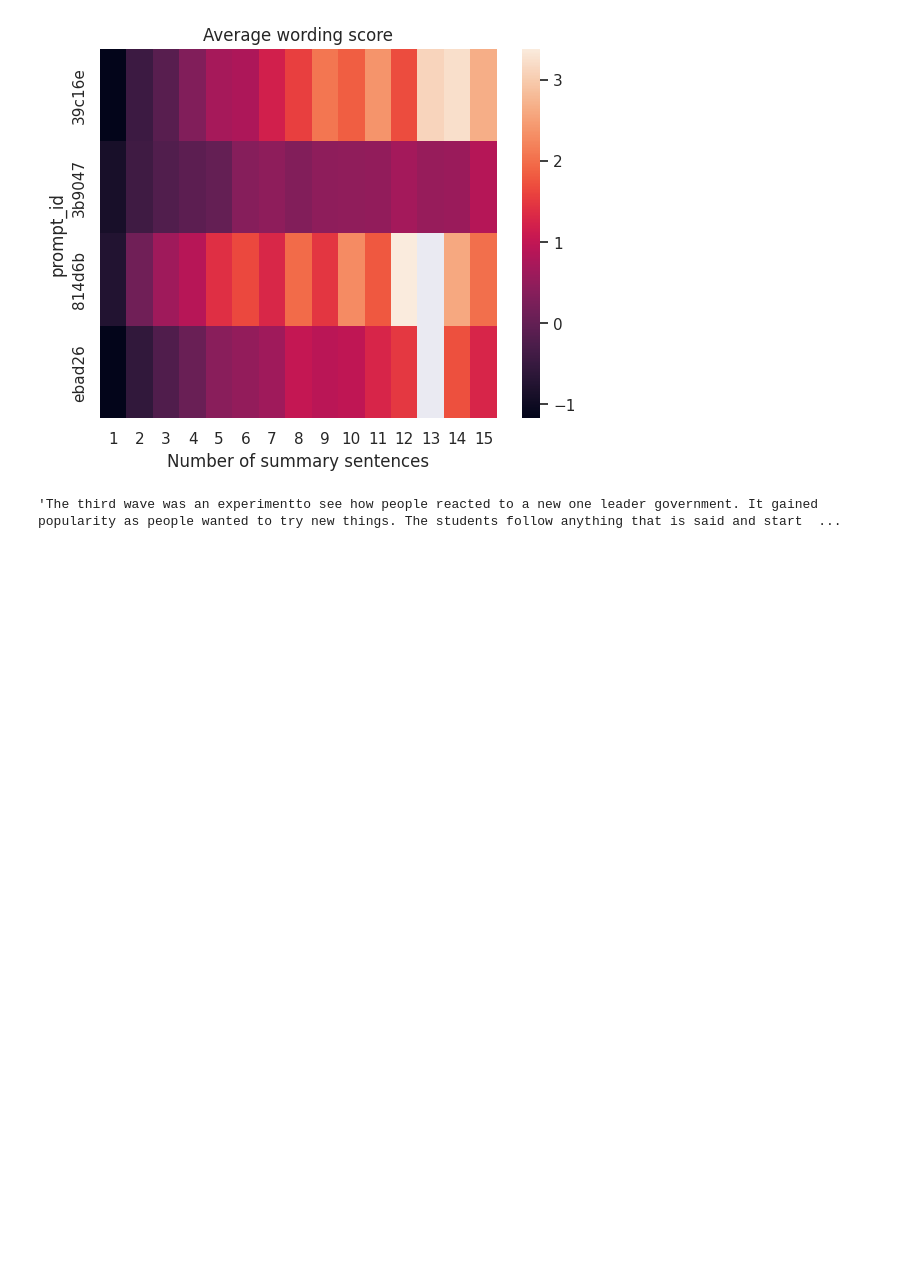
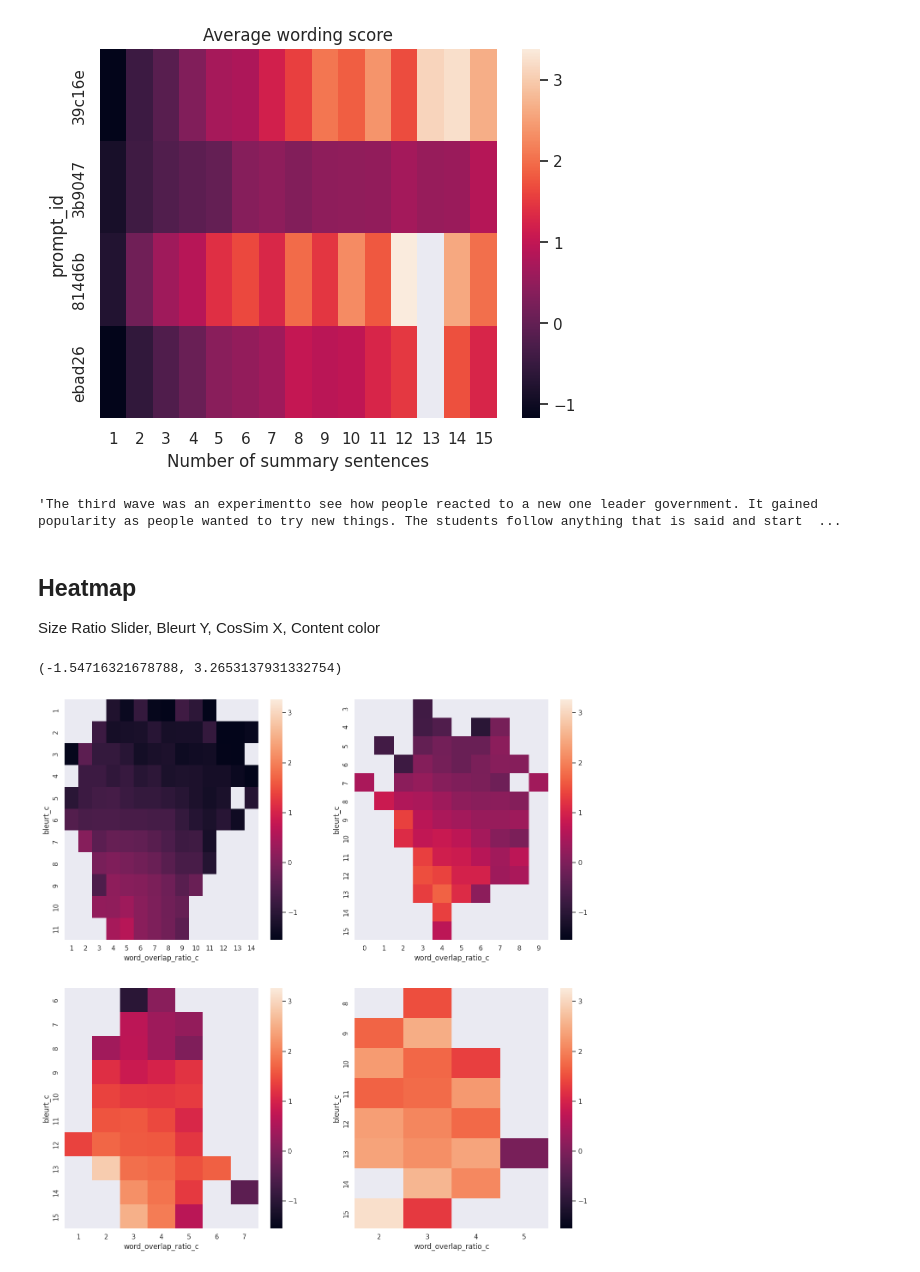
Before and after one commit to phnascimento2/kaggle-summary-text-competition, a Jupyter notebook: notebooks/heatmap_experiments.ipynb, the cells around one changed output. Drawn from its saved outputs; the diff is of its cells as text; code cells hidden in the pictures; blank space fills up the shorter version.

```diff
--- a/notebooks/heatmap_experiments.ipynb
+++ b/notebooks/heatmap_experiments.ipynb
@@ -60,3 +92,7 @@ ax.set_xlabel("Number of summary sentences");
 train.text.values[0]
 # %% [output]
 'The third wave was an experimentto see how people reacted to a new one leader government. It gained popularity as people wanted to try new things. The students follow anything that is said and start  ...
+# %% [markdown]
+## Heatmap
+
+Size Ratio Slider, Bleurt Y, CosSim X, Content color
@@ -62,0 +107,24 @@ train.text.values[0]
+# %%
+bcut, bcc =  pd.cut(dx.bleurt_fs, 15, retbins=True)
+wcut, wcc = pd.cut(dx.word_overlap_ratio, 15, retbins=True)
+# %%
+bcc_map = {v:idx for idx,v in enumerate(np.round(bcc, 2))}
+wcc_map = {v:idx for idx,v in enumerate(np.round(wcc, 2))}
+# %%
+dx["bleurt_c"] = [bcc_map[np.round(v.right,2)] for v in bcut]
+dx["word_overlap_ratio_c"] = [wcc_map[np.round(v.left,2)] for v in wcut]
+# %%
+pt = pd.pivot_table(dx, index="bleurt_c", columns="word_overlap_ratio_c",
+                        values="content", aggfunc="mean")
+pt.min().min(), pt.max().max()
+# %% [output]
+(-1.54716321678788, 3.2653137931332754)
+# %%
+_, ax = plt.subplots(2,2, figsize=(16,16))
+ax = ax.flatten()
+for idx, rng in enumerate([(0, 0.1), (0.1, 0.2), (0.2, 0.3), (0.3, 0.4)]):
+    pt = pd.pivot_table(dx[dx.length_ratio.between(*rng)], index="bleurt_c", columns="word_overlap_ratio_c",
+                        values="content", aggfunc="mean")
+    sns.heatmap(pt, vmin=-1.548, vmax=3.27, ax=ax[idx])
+# %% [output]
+[figure, added]
```
Also changed, not shown: parts of 14 cells of this notebook.
